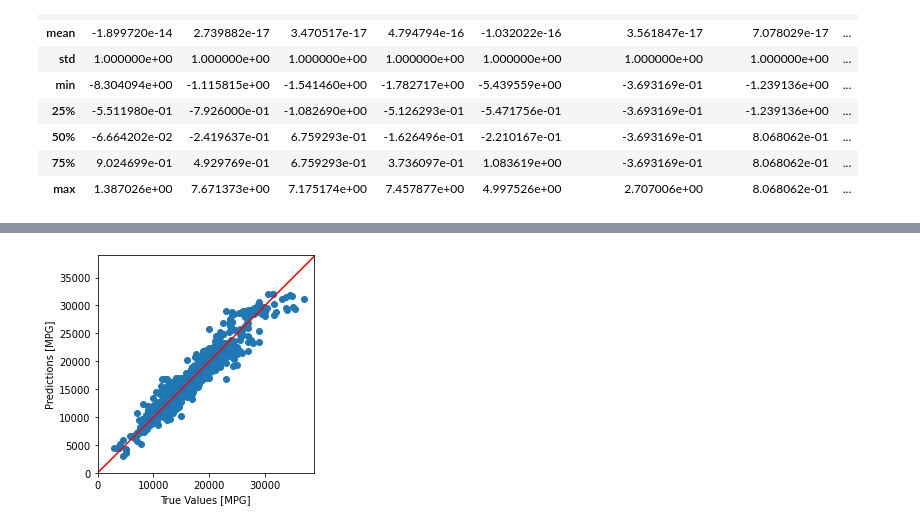
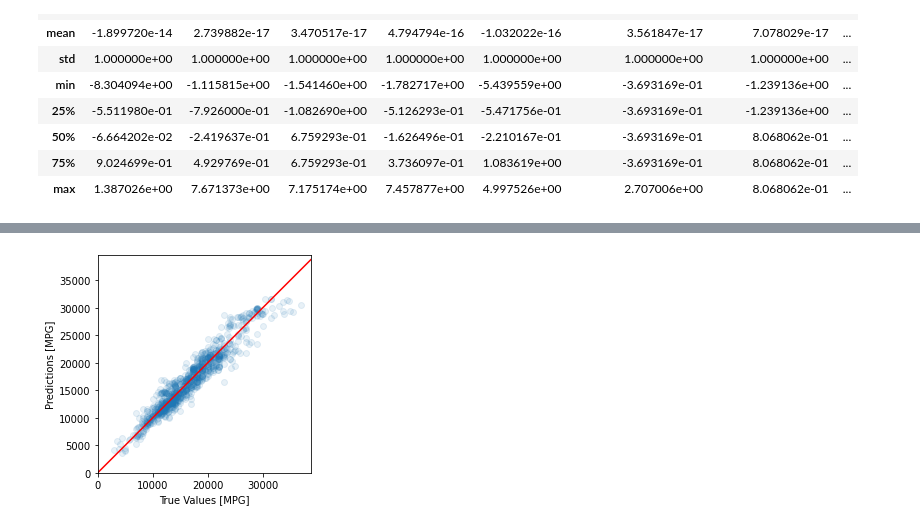
Before and after one commit to Petesuchos/rn_carros_usados, a Jupyter notebook: used_car_price_nn_predictor.ipynb, the cells around one changed output, grey strips where cells are left out. Saved outputs shown, nothing was run; the diff lists cells and outputs as text; code cells hidden in the pictures.

Commit message:
Plot com alpha=0.1 para melhorar a visualização

```diff
--- a/used_car_price_nn_predictor.ipynb
+++ b/used_car_price_nn_predictor.ipynb
@@ -298,16 +298,16 @@ loss, mae, mse
 # %%
 test_predictions = model.predict(normed_test_data).flatten()
 
-plt.scatter(test_labels, test_predictions)
+plt.scatter(test_labels, test_predictions, alpha=0.1)
 plt.xlabel('True Values [MPG]')
 plt.ylabel('Predictions [MPG]')
 plt.axis('equal')
 plt.axis('square')
 plt.xlim([0, plt.xlim()[1]])
 plt.ylim([0, plt.ylim()[1]])
 _ = plt.plot([0, 40_000], [0, 40_000], color='r')
 # %% [output]
-[figure, old version]
+[figure, new version]
 # %%
 error = test_predictions - test_labels
 plt.hist(error, bins=25)
```
Also changed, not shown: parts of 7 cells of this notebook.
